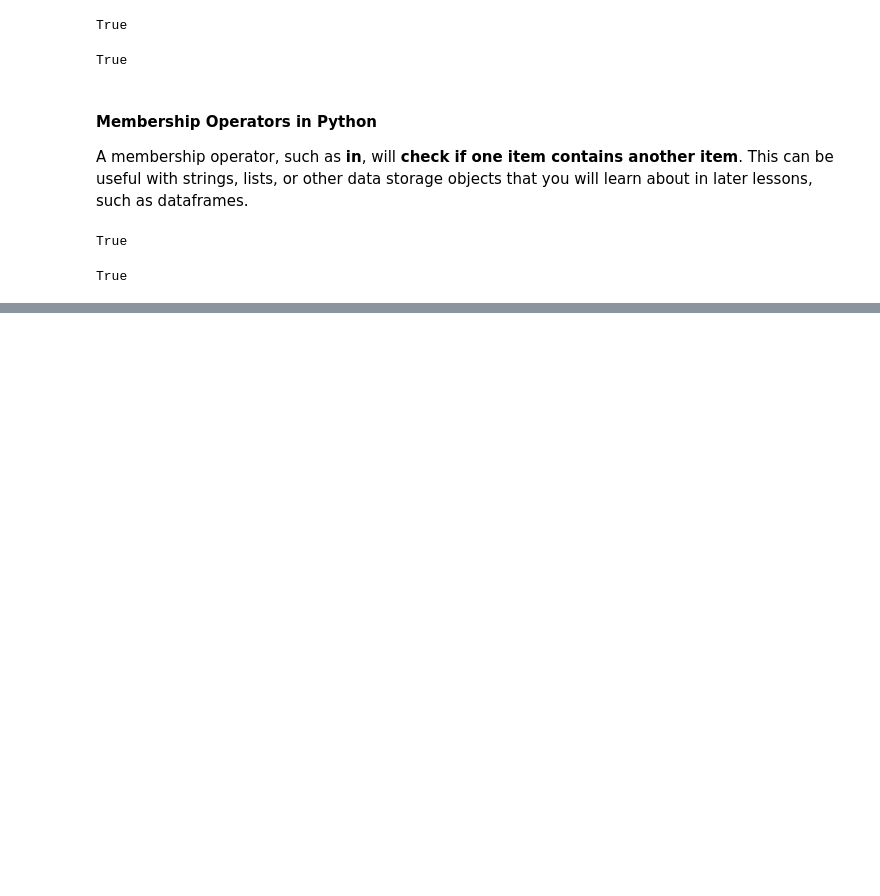
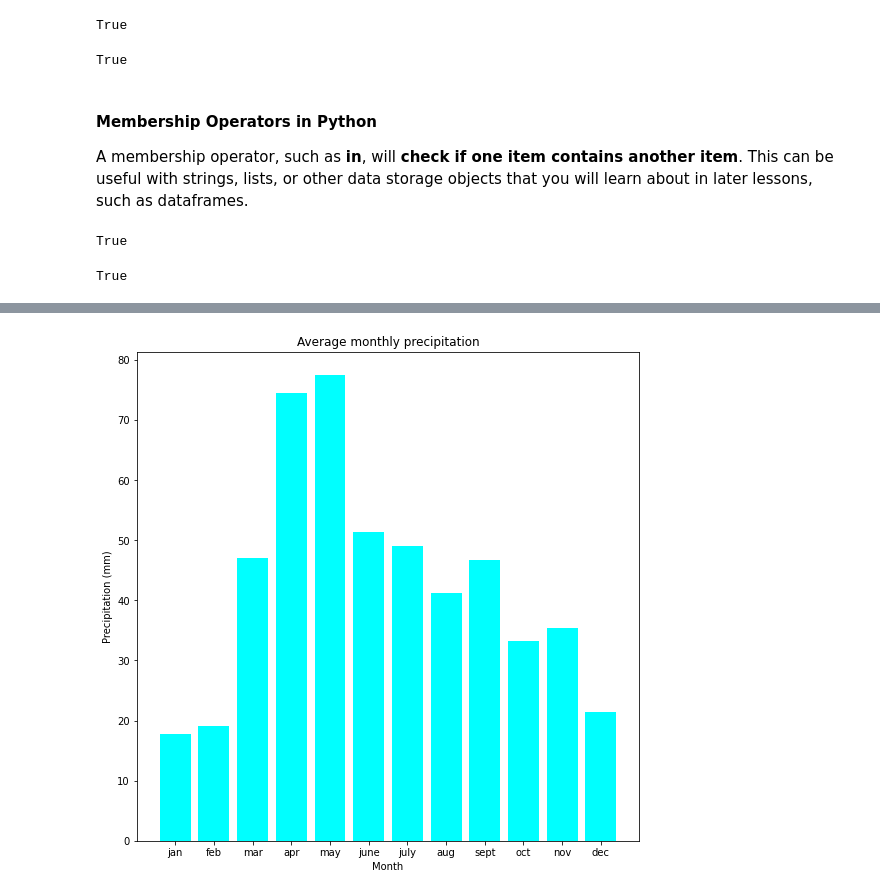
Before and after one commit to JosepAnSabate/jupyter_maps, a Jupyter notebook: earth_data_science_0/4_python_fundamentals/py_var_lists_operators_and_operators.ipynb, the cells around one changed output, grey strips where cells are left out. Cells and saved outputs as stored; diff of their text form; code cells hidden in the pictures; blank space fills up the shorter version.

```diff
--- a/earth_data_science_0/4_python_fundamentals/py_var_lists_operators_and_operators.ipynb
+++ b/earth_data_science_0/4_python_fundamentals/py_var_lists_operators_and_operators.ipynb
@@ -265,0 +365,7 @@ True
+# %%
+### Challenge 1: Create Lists from Data
+#the first list should contain the month abbreviations and should be called boulder_precip_months.
+boulder_precip_months=["jan", "feb", "mar", "apr", "may", "june", "july", "aug", "sept", "oct", "nov", "dec"]
+
+# the second list should be a list of precipitation values and should be called boulder_precip_inches.
+boulder_precip_inches=[0.70, 0.75, 1.85 , 2.93, 3.05 , 2.02, 1.93, 1.62, 1.84, 1.31, 1.39, 0.84]
@@ -265,0 +375,5 @@ True
+# %%
+#boulder_precip_inches to mm   (1 inch = 25.4 mm).
+boulder_precip_mm = boulder_precip_inches.copy()
+boulder_precip_mm = [element *25.4 for element in boulder_precip_mm #loop
+boulder_precip_mm
@@ -265,0 +400,2 @@ True
+# %%
+all_boulder_data = [boulder_precip_months, boulder_precip_mm]
@@ -265,0 +407,16 @@ True
+# %%
+# Import necessary plot package
+import matplotlib.pyplot as plt
+
+# Plot monthly precipitation values
+fig, ax = plt.subplots(figsize=(9, 9))
+ax.bar(all_boulder_data[0], #[0] indexing
+       all_boulder_data[-1],
+       color="aqua")
+
+ax.set(title="Average monthly precipitation",
+       xlabel="Month",
+       ylabel="Precipitation (mm)")
+plt.show()
+# %% [output]
+[figure, added]
```
Also changed, not shown: parts of 24 cells of this notebook, 3 other files.
